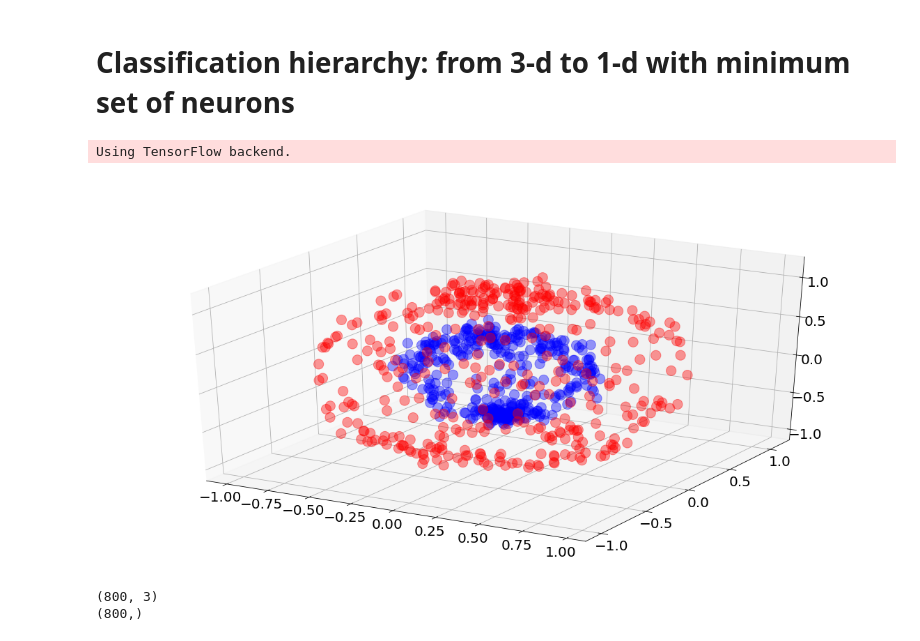
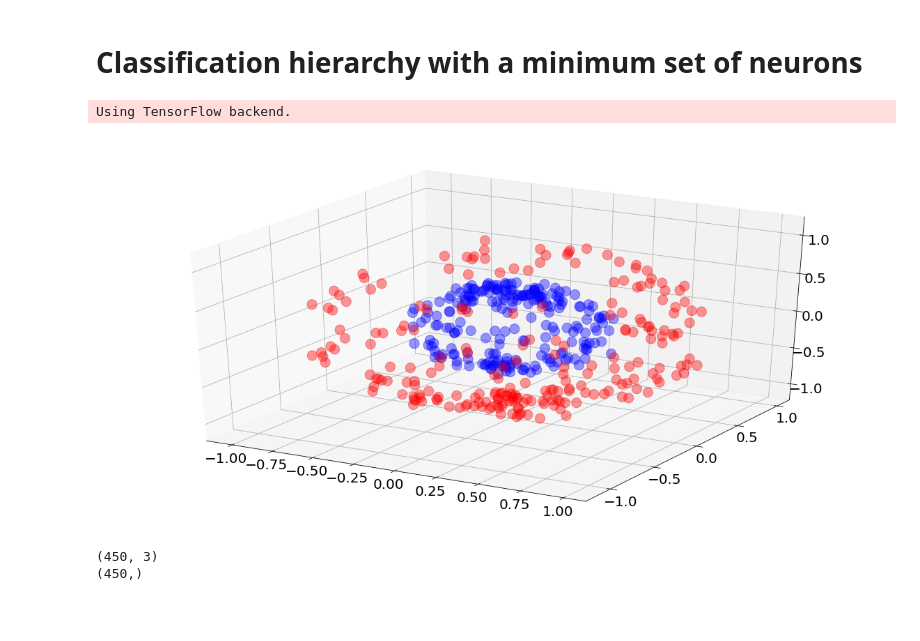
Before and after one commit to naftalic/academicpages.github.io, a Jupyter notebook: _drafts/post3.ipynb, the cells around one changed output. Cells and saved outputs as stored; diff of their text form; code cells hidden in the pictures; blank space fills up the shorter version.

```diff
--- a/_drafts/post3.ipynb
+++ b/_drafts/post3.ipynb
@@ -1,5 +1,5 @@
 # %% [markdown]
-# Classification hierarchy: from 3-d to 1-d with minimum set of neurons
+# Classification hierarchy with a minimum set of neurons
 # %%
 from keras import models
 from keras import layers
@@ -56,10 +112,10 @@ def make_two_3d_circles(n_samples=10, r_out=1, r_in=0.7, noise=0.05):
 # %%
-X, y = make_two_3d_circles(n_samples=20, r_out=1, r_in=0.5, noise=0.05)
+X_3d, y_3d = make_two_3d_circles(n_samples=15, r_out=1, r_in=0.5, noise=0.05)
 # %% [output]
-[figure, old version]
+[figure, new version]
 # %%
-print(X.shape)
-print(y.shape)
+print(X_3d.shape)
+print(y_3d.shape)
 # %% [output]
-(800, 3)
-(800,)
+(450, 3)
+(450,)
```
Also changed, not shown: parts of 21 cells of this notebook.
